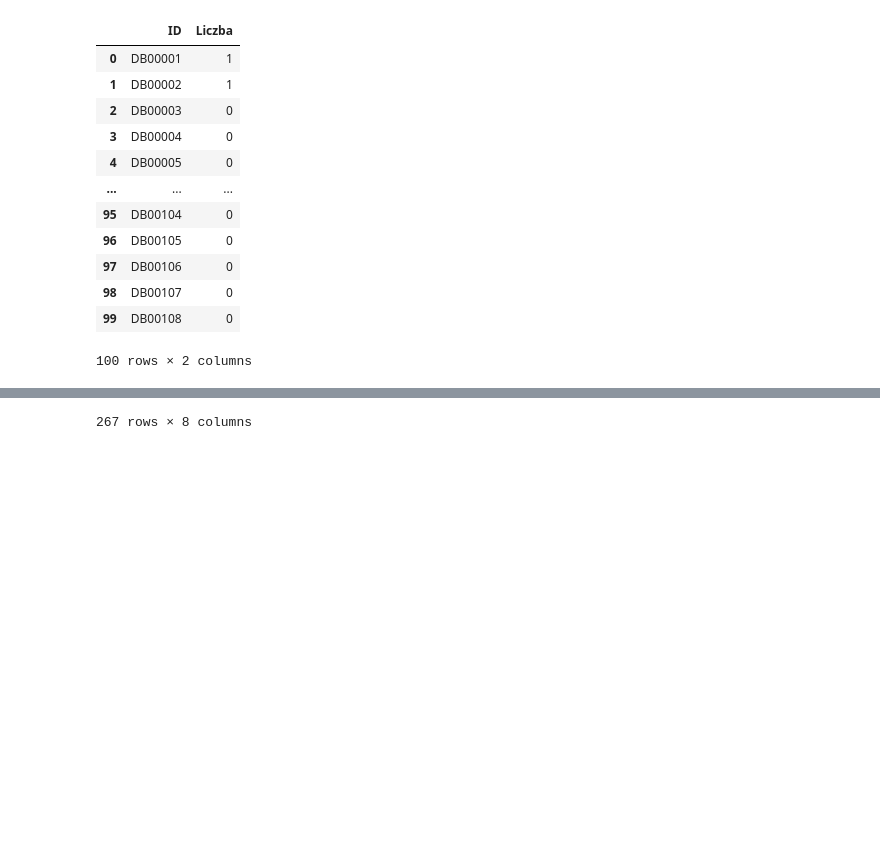
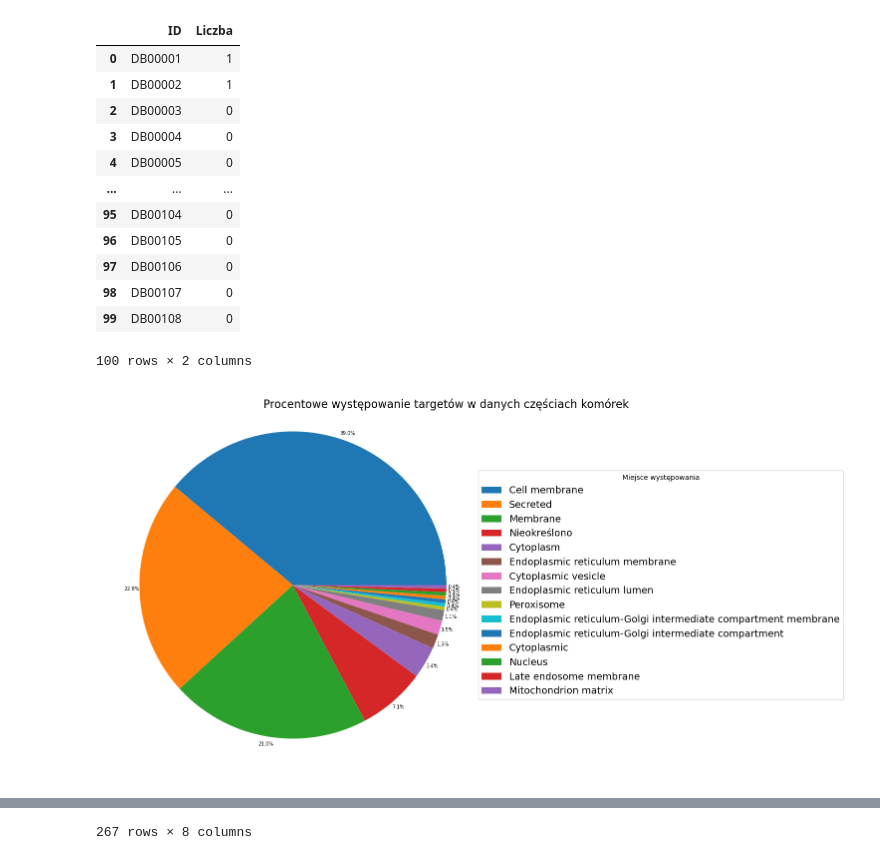
Before and after one commit to pstol123/drugbank-explorer, a Jupyter notebook: 1.ipynb, the cells around one changed output, grey strips where cells are left out. Cells and saved outputs as stored; diff of their text form; code cells hidden in the pictures; blank space fills up the shorter version.

```diff
--- a/1.ipynb
+++ b/1.ipynb
@@ -402,6 +402,7 @@ wynik
 from bs4 import BeautifulSoup
 import pandas as pd
 import networkx as nx
+import matplotlib.pyplot as plt
 
 with open("drugbank_partial.xml", 'r') as file:
     xml_page = file.read()
@@ -411,8 +412,10 @@ data = soup.find_all(lambda lek: lek.name == 'drug' and lek.has_attr('xmlns'))
 
 def wypelnij(pom):
     if(pom is None):
-         return None
+         return "Nieokreślono"
     else:
+         if (pom.text == ''):
+              return "Nieokreślono"
          return pom.text
 
 wiersze = []
@@ -430,33 +433,42 @@ for lek in data:
                      baza = None
                      id_baza = None
                 else:
                      baza = poli.get('source')
                      id_baza = poli.get('id')
 
                 grupy_external = target.findAll('external-identifiers')
                 gen_id = None
 
                 for grupa_external in grupy_external:
                      lista_external = grupa_external.findAll('external-identifier')
                      for external in lista_external:
                           if(external.find('resource').text == 'GenAtlas'):
                                gen_id = external.find('identifier').text
 
                 target_info = {
                     "ID" : wypelnij(target.find("id")),
                     "Zewnętrzna baza" : baza,
                     "ID w bazie" : id_baza,
                     "Nazwa polipeptydu" : wypelnij(target.find("name")),
                     "Nazwa genu kodującego" : wypelnij(target.find("gene-name")),
                     "GenAtlas ID" : gen_id,
                     "Numer chromosomu" : wypelnij(target.find("chromosome-location")),
                     "Lokalizacja w komórce" : wypelnij(target.find("cellular-location"))
                 }
                 wiersze.append(target_info)
 
 wynik = pd.DataFrame(wiersze)
+
+policzenie = wynik['Lokalizacja w komórce'].value_counts()
+wykres = policzenie.plot(kind='pie', autopct='%1.1f%%', labels=None, fontsize=7, figsize=(10,10), pctdistance=1.05, ylabel = '')
+
+plt.legend(labels = policzenie.index, fontsize = 14, loc='center left', bbox_to_anchor=(0.97, 0.5), title = 'Miejsce występowania')
+plt.title("Procentowe występowanie targetów w danych częściach komórek", fontsize = 16, y = 0.95, x = 0.9)
+
+plt.show()
 wynik
 # %% [output]
+[figure, added]
 |  | ID | Zewnętrzna baza | ID w bazie | Nazwa polipeptydu | Nazwa genu kodującego | GenAtlas ID | ... |
 | 0 | BE0000048 | Swiss-Prot | P00734 | Prothrombin | F2 | F2 | ... |
 | 1 | BE0000767 | Swiss-Prot | P00533 | Epidermal growth factor receptor | EGFR | EGFR | ... |
```
